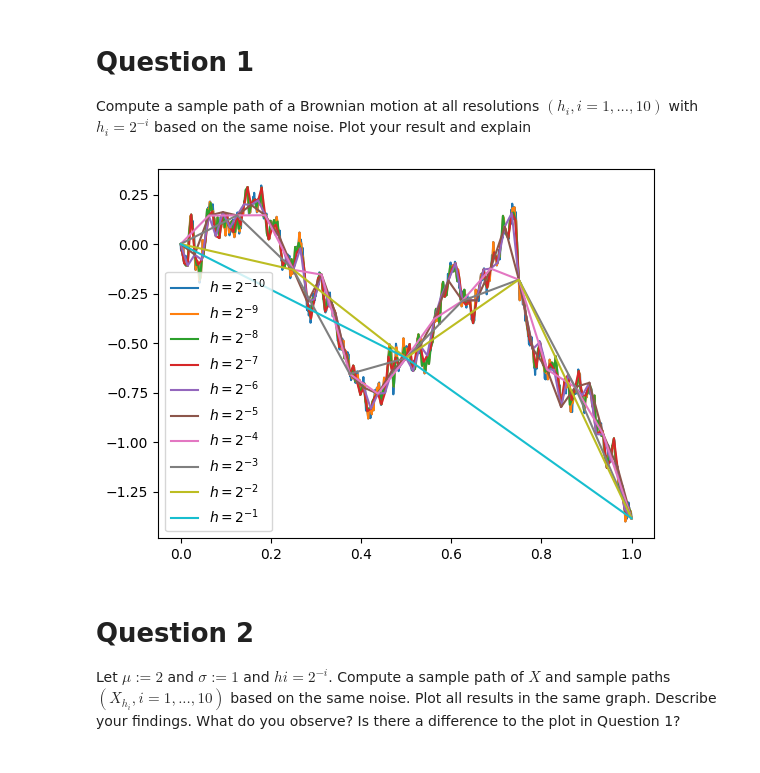
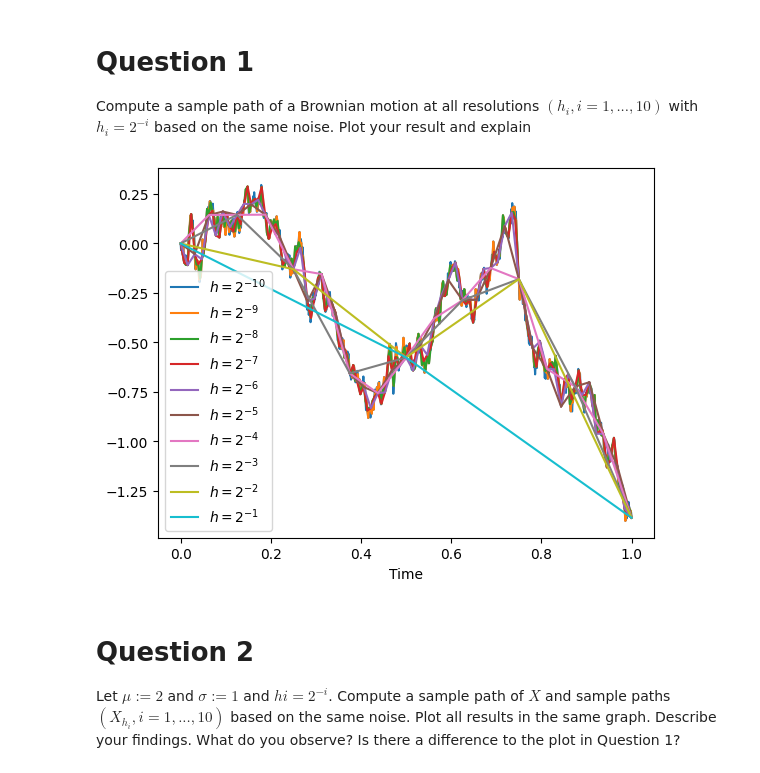
Before and after one commit to ufotermiten/A4-TMS150, a Jupyter notebook: A4.ipynb, the cells around one changed output. Saved outputs shown, nothing was run; the diff lists cells and outputs as text; code cells hidden in the pictures.

```diff
--- a/A4.ipynb
+++ b/A4.ipynb
@@ -5,24 +5,25 @@ based on the same noise. Plot your result and explain
 # %%
 #Question 1
 import numpy as np
 import matplotlib.pyplot as plt
 np.random.seed(123)
 res = 10
 h=2**-res
 eta= np.random.randn(2**res)*np.sqrt(h) # N(0,h)
 fig, ax = plt.subplots()
 for i in range(res):
     h = 2**-(res-i)
     W = np.zeros(2**(res-i)+1)
     for j in range(len(W)-1):
         W[j+1] = W[j] + eta[j]
 
     ax.plot(np.arange(0,1+h,h),W,label = r"$h=2^{-%d}$" % (res-i))
     eta = [eta[k]+eta[k+1] for k in range(0,len(eta),2)]
 ax.legend()
+ax.set_xlabel('Time')
 plt.show()
 # %% [output]
-[figure, old version]
+[figure, new version]
 # %% [markdown]
 # Question 2
 Let $μ := 2$ and $σ := 1$ and $hi = 2^{-i}$. Compute a sample path of $X$ and sample paths $(X_{h_i} , i =
```
Also changed, not shown: parts of 1 cell of this notebook.
